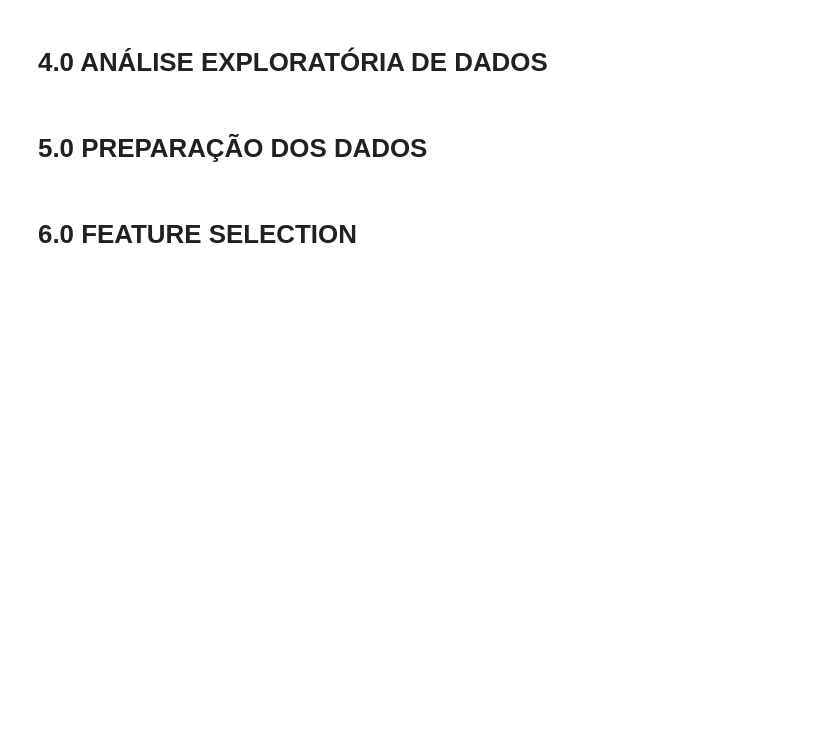
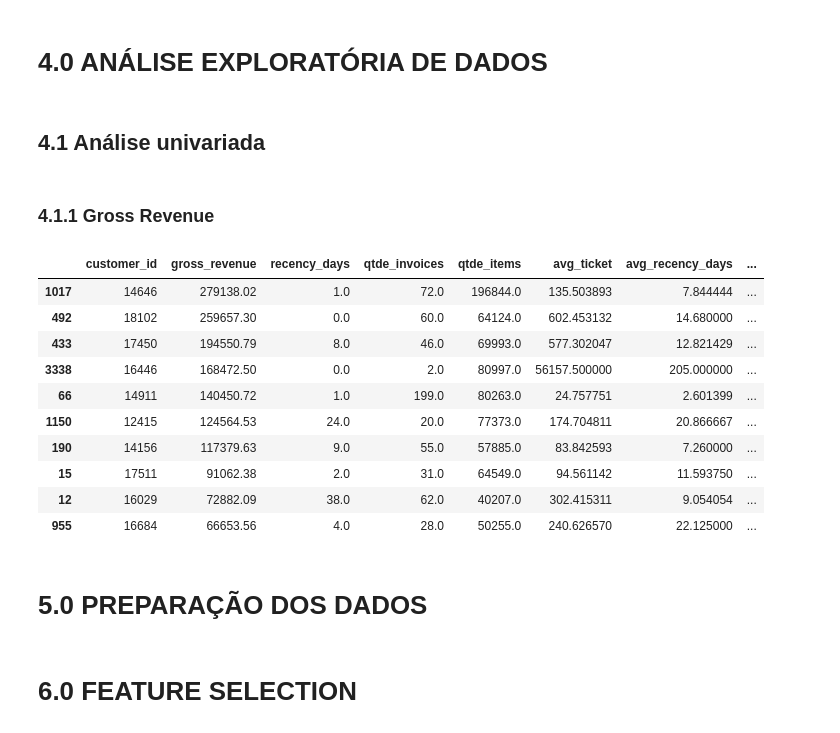
Before and after one commit to hernandesmjunior/Insiders-Clustering, a Jupyter notebook: C04-Feature-Engineering.ipynb, the cells around one changed output. Saved outputs shown, nothing was run; the diff lists cells and outputs as text; code cells hidden in the pictures; blank space fills up the shorter version.

```diff
--- a/C04-Feature-Engineering.ipynb
+++ b/C04-Feature-Engineering.ipynb
@@ -463,0 +470,8 @@ df_ref = pd.merge( df_ref, df_aux[['customer_id', 'frequency']], on='customer_id
+# %%
+df_returns = df2_returns[['customer_id', 'quantity']].groupby( 'customer_id' ).sum().reset_index().rename( columns={'quantity':'qtde_returns'} )
+df_returns['qtde_returns'] = df_returns['qtde_returns'] * -1
+
+df_ref = pd.merge( df_ref, df_returns, how='left', on='customer_id' )
+df_ref.loc[df_ref['qtde_returns'].isna(), 'qtde_returns'] = 0
+
+df_ref.isna().sum()
@@ -463,0 +495,12 @@ df_ref = pd.merge( df_ref, df_aux[['customer_id', 'frequency']], on='customer_id
+# %%
+df_aux = ( df2_purchases.loc[:, ['customer_id', 'invoice_no', 'quantity']].groupby( 'customer_id' )
+                                                                            .agg( n_purchase=( 'invoice_no', 'nunique'),
+                                                                                  n_products=( 'quantity', 'sum' ) )
+                                                                            .reset_index() )
+
+# calculation
+df_aux['avg_basket_size'] = df_aux['n_products'] / df_aux['n_purchase']
+
+# merge
+df_ref = pd.merge( df_ref, df_aux[['customer_id', 'avg_basket_size']], how='left', on='customer_id' )
+df_ref.isna().sum()
@@ -463,0 +521,12 @@ df_ref = pd.merge( df_ref, df_aux[['customer_id', 'frequency']], on='customer_id
+# %%
+df_aux = ( df2_purchases.loc[:, ['customer_id', 'invoice_no', 'stock_code']].groupby( 'customer_id' )
+                                                                            .agg( n_purchase=( 'invoice_no', 'nunique'),
+                                                                                   n_products=( 'stock_code', 'nunique' ) )
+                                                                            .reset_index() )
+
+# calculation
+df_aux['avg_unique_basket_size'] = df_aux['n_products'] / df_aux['n_purchase']
+
+# merge
+df_ref = pd.merge( df_ref, df_aux[['customer_id', 'avg_unique_basket_size']], how='left', on='customer_id' )
+df_ref.isna().sum()
@@ -465,3 +547,5 @@ df_ref = pd.merge( df_ref, df_aux[['customer_id', 'frequency']], on='customer_id
 # 4.0 ANÁLISE EXPLORATÓRIA DE DADOS
 # %%
 df4 = df_ref.dropna().copy()
+# %% [markdown]
+## 4.1 Análise univariada
@@ -468,3 +556,19 @@ df4 = df_ref.dropna().copy()
+# %% [markdown]
+### 4.1.1 Gross Revenue
+# %%
+df4.sort_values('gross_revenue', ascending=False).head(10)
+# %% [output]
+|  | customer_id | gross_revenue | recency_days | qtde_invoices | qtde_items | avg_ticket | avg_recency_days | ... |
+| 1017 | 14646 | 279138.02 | 1.0 | 72.0 | 196844.0 | 135.503893 | 7.844444 | ... |
+| 492 | 18102 | 259657.30 | 0.0 | 60.0 | 64124.0 | 602.453132 | 14.680000 | ... |
+| 433 | 17450 | 194550.79 | 8.0 | 46.0 | 69993.0 | 577.302047 | 12.821429 | ... |
+| 3338 | 16446 | 168472.50 | 0.0 | 2.0 | 80997.0 | 56157.500000 | 205.000000 | ... |
+| 66 | 14911 | 140450.72 | 1.0 | 199.0 | 80263.0 | 24.757751 | 2.601399 | ... |
+| 1150 | 12415 | 124564.53 | 24.0 | 20.0 | 77373.0 | 174.704811 | 20.866667 | ... |
+| 190 | 14156 | 117379.63 | 9.0 | 55.0 | 57885.0 | 83.842593 | 7.260000 | ... |
+| 15 | 17511 | 91062.38 | 2.0 | 31.0 | 64549.0 | 94.561142 | 11.593750 | ... |
+| 12 | 16029 | 72882.09 | 38.0 | 62.0 | 40207.0 | 302.415311 | 9.054054 | ... |
+| 955 | 16684 | 66653.56 | 4.0 | 28.0 | 50255.0 | 240.626570 | 22.125000 | ... |
 # %% [markdown]
 # 5.0 PREPARAÇÃO DOS DADOS
 # %%
```
Also changed, not shown: parts of 13 cells of this notebook, 1 other file.
